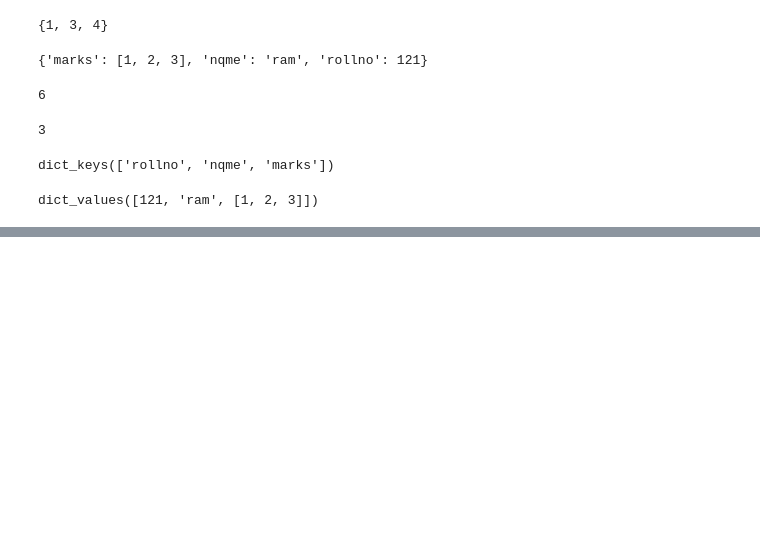
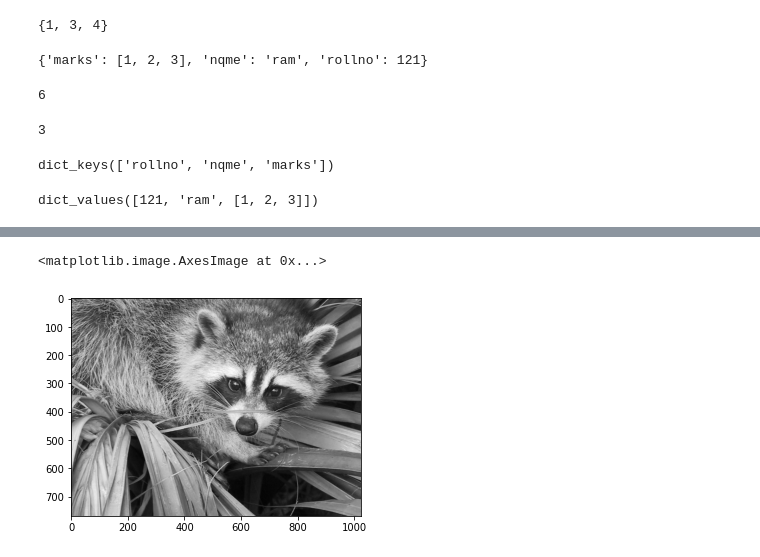
Before and after one commit to ENG19CS0334-TEJAAL-M/Python-programming, a Jupyter notebook: VODAFONE_LAB.ipynb, the cells around one changed output, grey strips where cells are left out. Cells and saved outputs as stored; diff of their text form; code cells hidden in the pictures; blank space fills up the shorter version.

```diff
--- a/VODAFONE_LAB.ipynb
+++ b/VODAFONE_LAB.ipynb
@@ -236,0 +558,5 @@ dict_values([121, 'ram', [1, 2, 3]])
+# %%
+plt.imshow(img_gray,cmap='gray')
+# %% [output]
+<matplotlib.image.AxesImage at 0x...>
+[figure, added]
```
Also changed, not shown: parts of 86 cells of this notebook.
